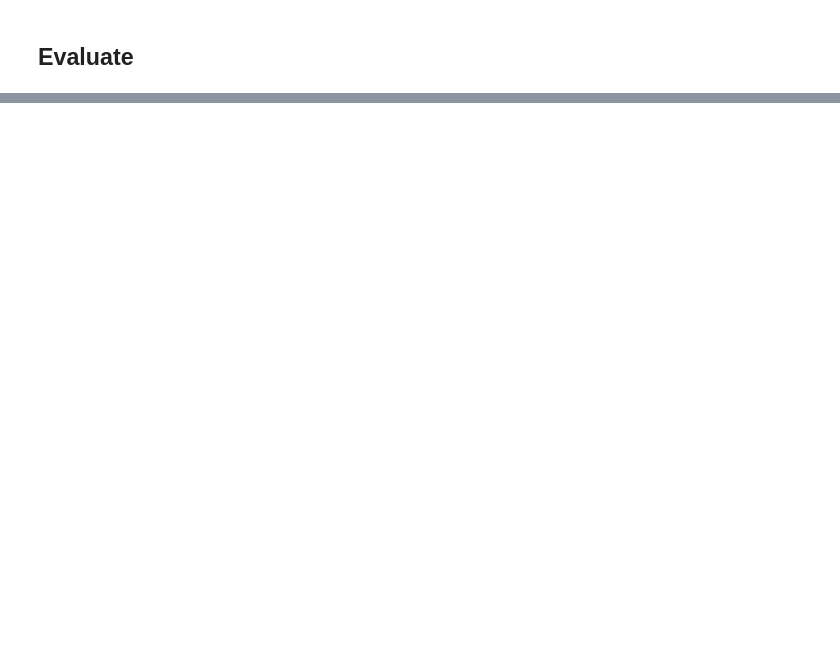
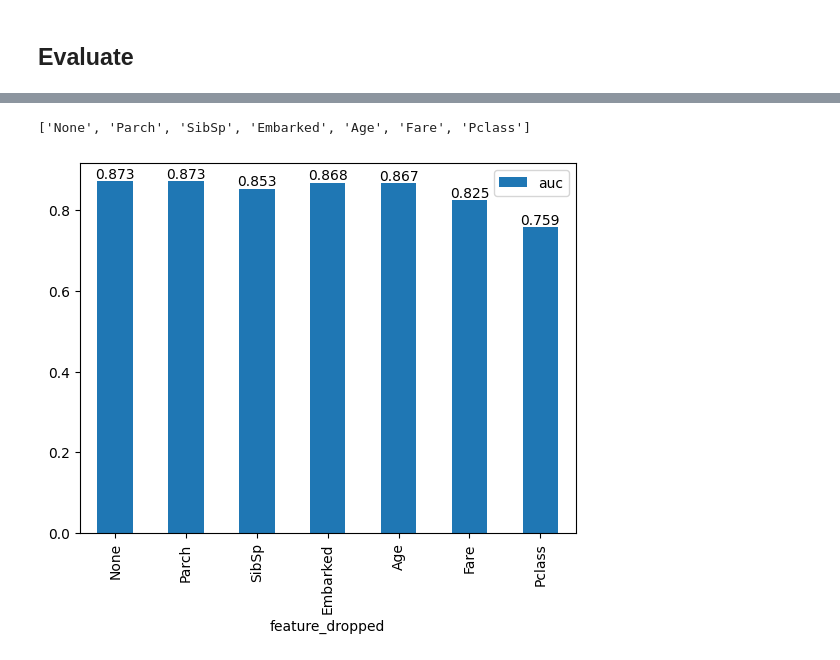
Before and after one commit to italocosilva/ds-for-beginners, a Jupyter notebook: notebooks/02-almost-perfect-model.ipynb, the cells around one changed output, grey strips where cells are left out. Saved outputs shown, nothing was run; the diff lists cells and outputs as text; code cells hidden in the pictures; blank space fills up the shorter version.

```diff
--- a/notebooks/02-almost-perfect-model.ipynb
+++ b/notebooks/02-almost-perfect-model.ipynb
@@ -154,0 +194,7 @@ roc_auc_score(df_train[TARGET], df_train["pred"]), roc_auc_score(df_test[TARGET]
+# %%
+feat_imp_shap = pd.DataFrame({
+    "feature": FEATURES,
+    "importance": np.abs(shap_values).mean(0)
+}).sort_values("importance", ascending=False)
+
+feat_imp_shap
@@ -154,0 +210,34 @@ roc_auc_score(df_train[TARGET], df_train["pred"]), roc_auc_score(df_test[TARGET]
+# %%
+["None"] + feat_imp_shap.sort_values("importance").feature.to_list()[:-1]
+# %% [output]
+['None', 'Parch', 'SibSp', 'Embarked', 'Age', 'Fare', 'Pclass']
+# %%
+FEATURES_KEEPED = FEATURES.copy()
+results = {
+    "feature_dropped": [],
+    "auc": []
+}
+
+drop_ordered = ["None"] + feat_imp_shap.sort_values("importance").feature.to_list()[:-1]
+
+for feat in drop_ordered:
+    if feat != "None":
+        FEATURES_KEEPED.remove(feat)
+
+    results["feature_dropped"].append(feat)
+
+    model = LGBMClassifier(**study.best_params, verbose=-1, random_state=23)
+    model.fit(df_train[FEATURES_KEEPED], df_train[TARGET])
+
+    pred = model.predict_proba(df_test[FEATURES_KEEPED])[:, 1]
+    auc = roc_auc_score(df_test[TARGET], pred)
+
+    results["auc"].append(auc)
+
+results = pd.DataFrame(results)
+# %%
+results.plot(kind="bar", x="feature_dropped", y="auc");
+for i, v in enumerate(results.auc):
+    plt.text(i, v, f"{v:.3f}", ha="center", va="bottom")
+# %% [output]
+[figure, added]
```
Also changed, not shown: parts of 12 cells of this notebook, 1 other file.
